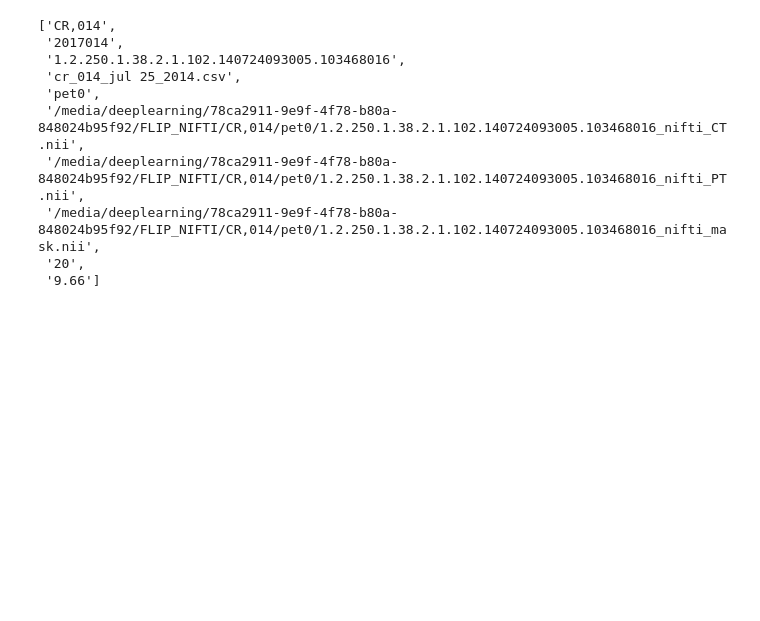
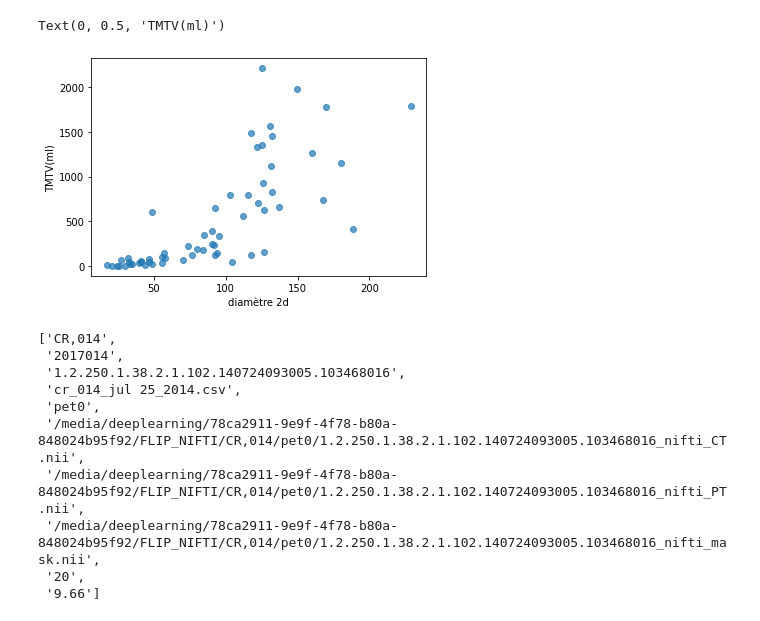
Before and after one commit to wendyrvllr/Dicom-To-CNN, a Jupyter notebook: process_flip.ipynb, the cells around one changed output. Saved outputs shown, nothing was run; the diff lists cells and outputs as text; code cells hidden in the pictures; blank space fills up the shorter version.

```diff
--- a/process_flip.ipynb
+++ b/process_flip.ipynb
@@ -7,3 +147,16 @@ import SimpleITK as sitk
+# %%
+#correlation plus grand diametre 2d  / tmtv
+diametre_2d = []
+for serie in csv_data :
+    index = csv_data.index(serie)
+    diametre_2d.append(float(serie[-2]))
+
+plt.scatter(diametre_2d, volume, alpha=0.7)
+plt.xlabel("diamètre 2d")
+plt.ylabel("TMTV(ml)")
+# %% [output]
+Text(0, 0.5, 'TMTV(ml)')
+[figure, added]
 # %%
 #get bigger diameter
 # %%
```
Also changed, not shown: parts of 11 cells of this notebook, 1 other file.
